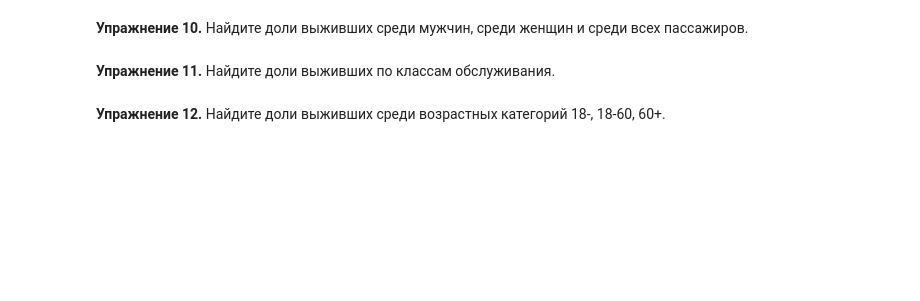
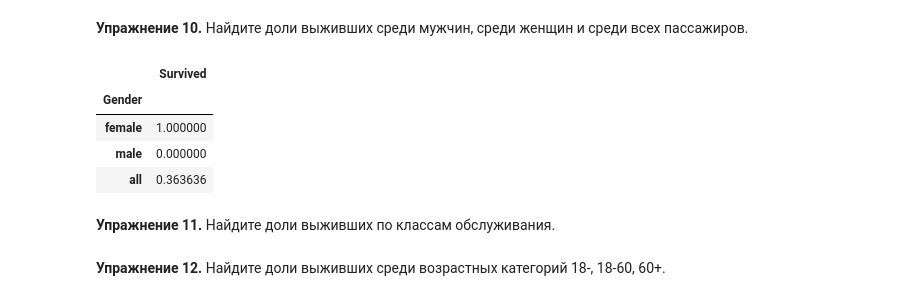
Before and after one commit to Dmitriy-Arhipov/lpr_python_1sem, a Jupyter notebook: Семинары и материалы/2026_lpr_lab10.ipynb, the cells around one changed output. Cells and saved outputs as stored; diff of their text form; code cells hidden in the pictures; blank space fills up the shorter version.

```diff
--- a/Семинары и материалы/2026_lpr_lab10.ipynb
+++ b/Семинары и материалы/2026_lpr_lab10.ipynb
@@ -395,4 +401,14 @@ df.head(2)
 # %% [markdown]
 **Упражнение 10.** Найдите доли выживших среди мужчин, среди женщин и среди всех пассажиров.
+# %%
+answer = df.groupby(['Gender']).agg({'Survived': 'mean'})
+answer.loc(0)['all'] = df['Survived'].mean()
+answer
+# %% [output]
+|  | Survived |
+| Gender |  |
+| female | 1.000000 |
+| male | 0.000000 |
+| all | 0.363636 |
 # %% [markdown]
 **Упражнение 11.** Найдите доли выживших по классам обслуживания.
```
Also changed, not shown: parts of 4 cells of this notebook, 1 other file.
